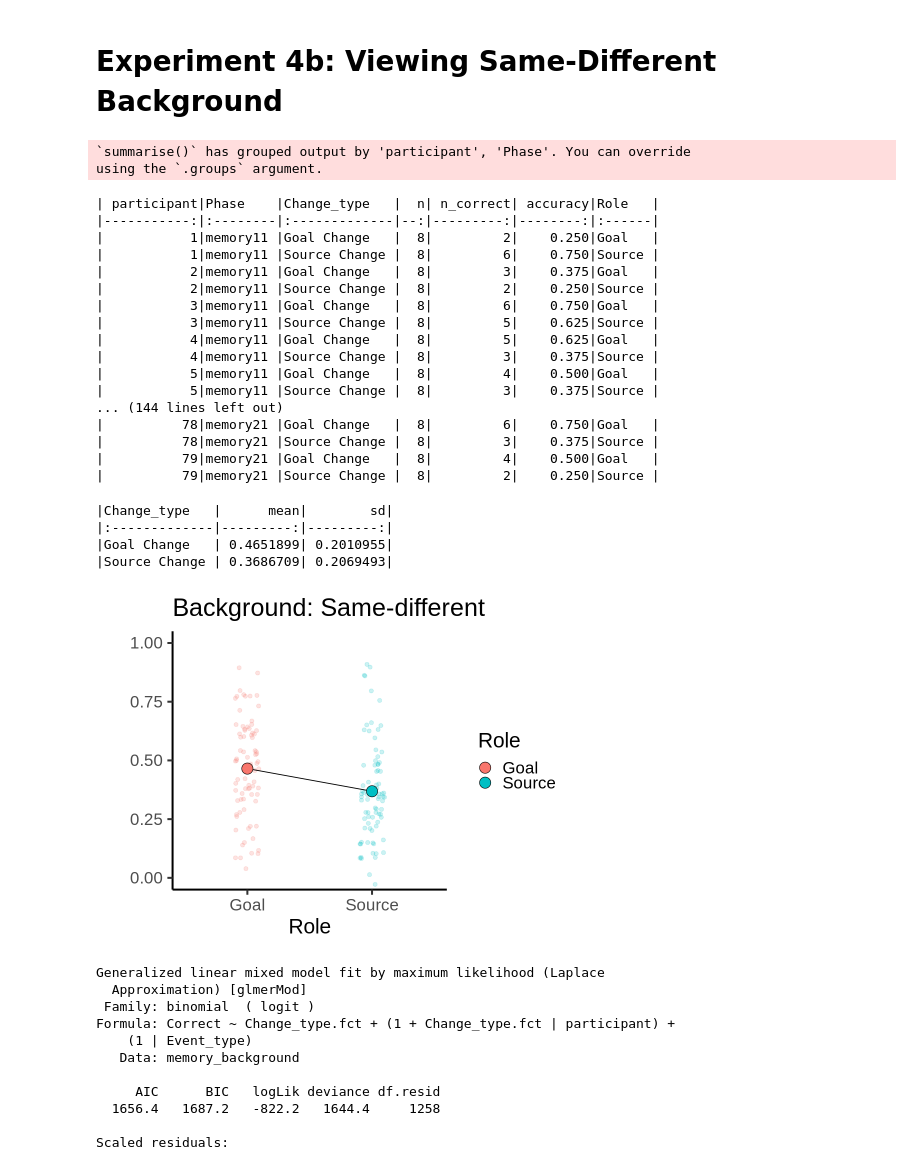
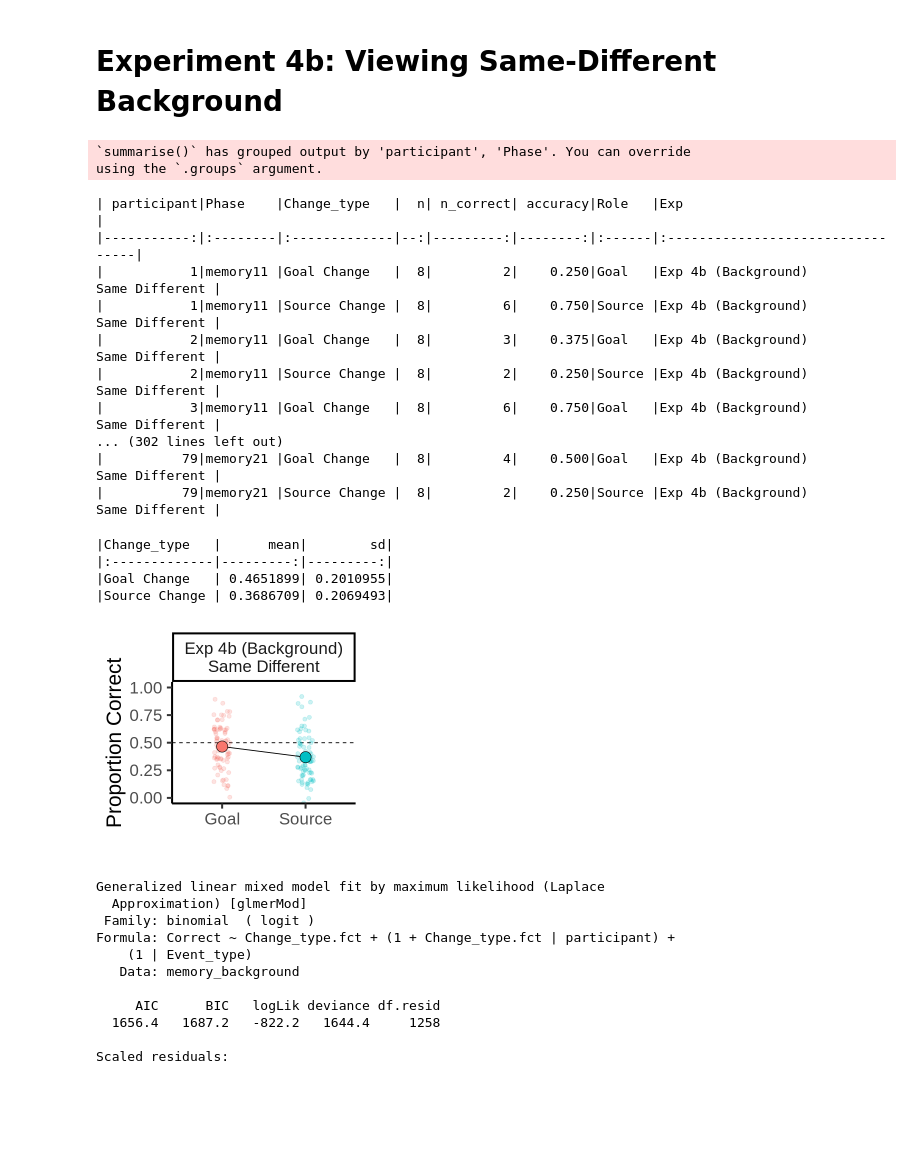
Before and after one commit to cheny39/source_goal_SD_FC, a Jupyter notebook: Source_Goal_Asymmetry_Analysis.ipynb, the cells around one changed output. Saved outputs shown, nothing was run; the diff lists cells and outputs as text; code cells hidden in the pictures; blank space fills up the shorter version.

```diff
--- a/Source_Goal_Asymmetry_Analysis.ipynb
+++ b/Source_Goal_Asymmetry_Analysis.ipynb
@@ -892,28 +1002,29 @@ mutate(Change_type.fct = as.factor(Change_type))
 # %%
 accuracy_by_type <- memory_background %>% filter(Change_type != "No Change") %>% group_by(participant, Phase, Change_type) %>%
 summarize(n=n(), n_correct = sum(Correct), accuracy = sum(n_correct/n)) %>%
-mutate(Role= ifelse(Change_type == "Goal Change", "Goal", "Source"))
+mutate(Role= ifelse(Change_type == "Goal Change", "Goal", "Source")) %>%
+mutate(Exp = "Exp 4b (Background)\nSame Different")
 accuracy_by_type%>% kable
 # %% [output]
 `summarise()` has grouped output by 'participant', 'Phase'. You can override
 using the `.groups` argument.
-| participant|Phase    |Change_type   |  n| n_correct| accuracy|Role   |
-|-----------:|:--------|:-------------|--:|---------:|--------:|:------|
-|           1|memory11 |Goal Change   |  8|         2|    0.250|Goal   |
-|           1|memory11 |Source Change |  8|         6|    0.750|Source |
-|           2|memory11 |Goal Change   |  8|         3|    0.375|Goal   |
-|           2|memory11 |Source Change |  8|         2|    0.250|Source |
-|           3|memory11 |Goal Change   |  8|         6|    0.750|Goal   |
-|           3|memory11 |Source Change |  8|         5|    0.625|Source |
-|           4|memory11 |Goal Change   |  8|         5|    0.625|Goal   |
-|           4|memory11 |Source Change |  8|         3|    0.375|Source |
-|           5|memory11 |Goal Change   |  8|         4|    0.500|Goal   |
-|           5|memory11 |Source Change |  8|         3|    0.375|Source |
-... (144 lines left out)
-|          78|memory21 |Goal Change   |  8|         6|    0.750|Goal   |
-|          78|memory21 |Source Change |  8|         3|    0.375|Source |
-|          79|memory21 |Goal Change   |  8|         4|    0.500|Goal   |
-|          79|memory21 |Source Change |  8|         2|    0.250|Source |
+| participant|Phase    |Change_type   |  n| n_correct| accuracy|Role   |Exp                               |
+|-----------:|:--------|:-------------|--:|---------:|--------:|:------|:---------------------------------|
+|           1|memory11 |Goal Change   |  8|         2|    0.250|Goal   |Exp 4b (Background)
+Same Different |
+|           1|memory11 |Source Change |  8|         6|    0.750|Source |Exp 4b (Background)
+Same Different |
+|           2|memory11 |Goal Change   |  8|         3|    0.375|Goal   |Exp 4b (Background)
+Same Different |
+|           2|memory11 |Source Change |  8|         2|    0.250|Source |Exp 4b (Background)
+Same Different |
+|           3|memory11 |Goal Change   |  8|         6|    0.750|Goal   |Exp 4b (Background)
+Same Different |
+... (302 lines left out)
+|          79|memory21 |Goal Change   |  8|         4|    0.500|Goal   |Exp 4b (Background)
+Same Different |
+|          79|memory21 |Source Change |  8|         2|    0.250|Source |Exp 4b (Background)
+Same Different |
 # %%
 accuracy_by_type %>% group_by(Change_type) %>% summarize(mean = mean(accuracy), sd=sd(accuracy)) %>% kable
 # %% [output]
@@ -922,16 +1033,19 @@ accuracy_by_type %>% group_by(Change_type) %>% summarize(mean = mean(accuracy),
 |Goal Change   | 0.4651899| 0.2010955|
 |Source Change | 0.3686709| 0.2069493|
 # %%
-options(repr.plot.width = 8, repr.plot.height = 6)
+options(repr.plot.width = 4.5, repr.plot.height = 4)
 accuracy_by_type %>%
 ggplot(aes(Role, accuracy)) +
+facet_wrap(.~Exp)+
+geom_hline(yintercept = 0.5, linetype = 2)+
 geom_point(aes(color = Role), position = position_jitter(0.1), size = 2, alpha = 0.2)+
 stat_summary(fun="mean", geom="path", aes(group=1))+
-stat_summary(aes(fill = Role), fun = "mean",  geom = "point", size = 6, shape = 21, color = "black")    +
+stat_summary(aes(fill = Role), fun = "mean",  geom = "point", size = 6, shape = 21, color = "black")   +
 coord_cartesian(ylim = c(0,1))+
-labs(x="Role", y = "", title = "Background: Same-different")
+theme(legend.position = "none")+
+labs(x="", y = "Proportion Correct")
 # %% [output]
-[figure, old version]
+[figure, new version]
 # %%
 contrasts(memory_background$Change_type.fct) = contr.sum(2)
 m<- glmer(Correct ~ Change_type.fct + (1 + Change_type.fct|participant) + (1 |Event_type) , family = "binomial", data = memory_background)
```
Also changed, not shown: parts of 47 cells of this notebook.
